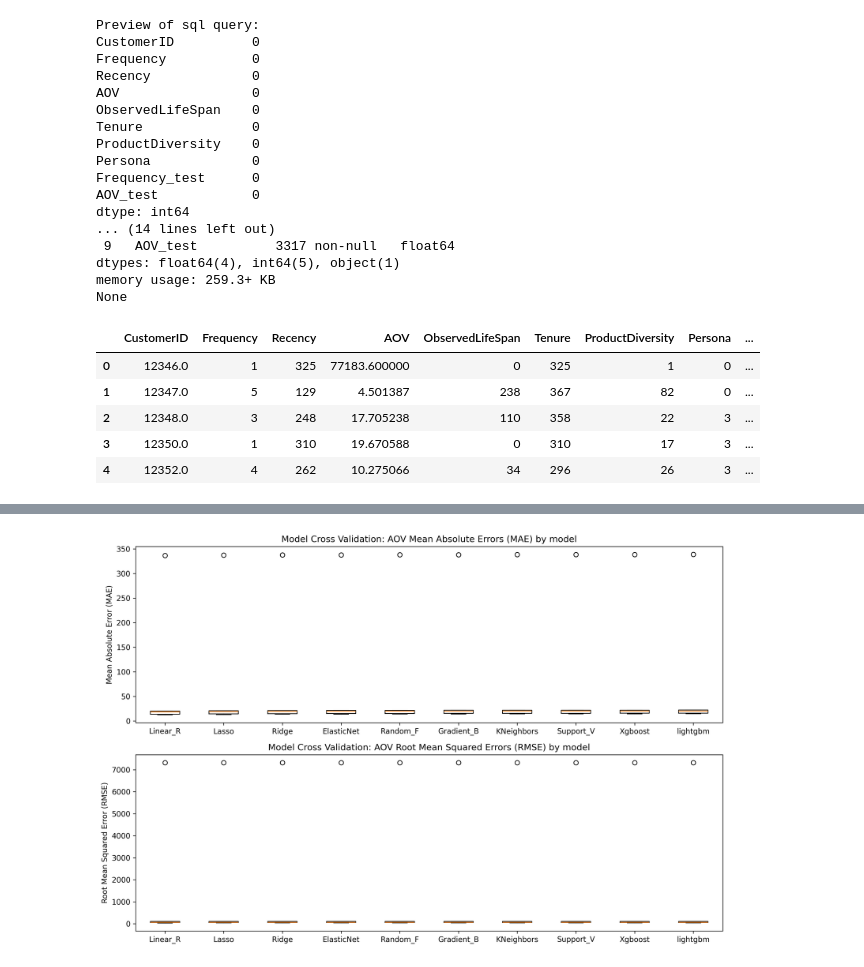
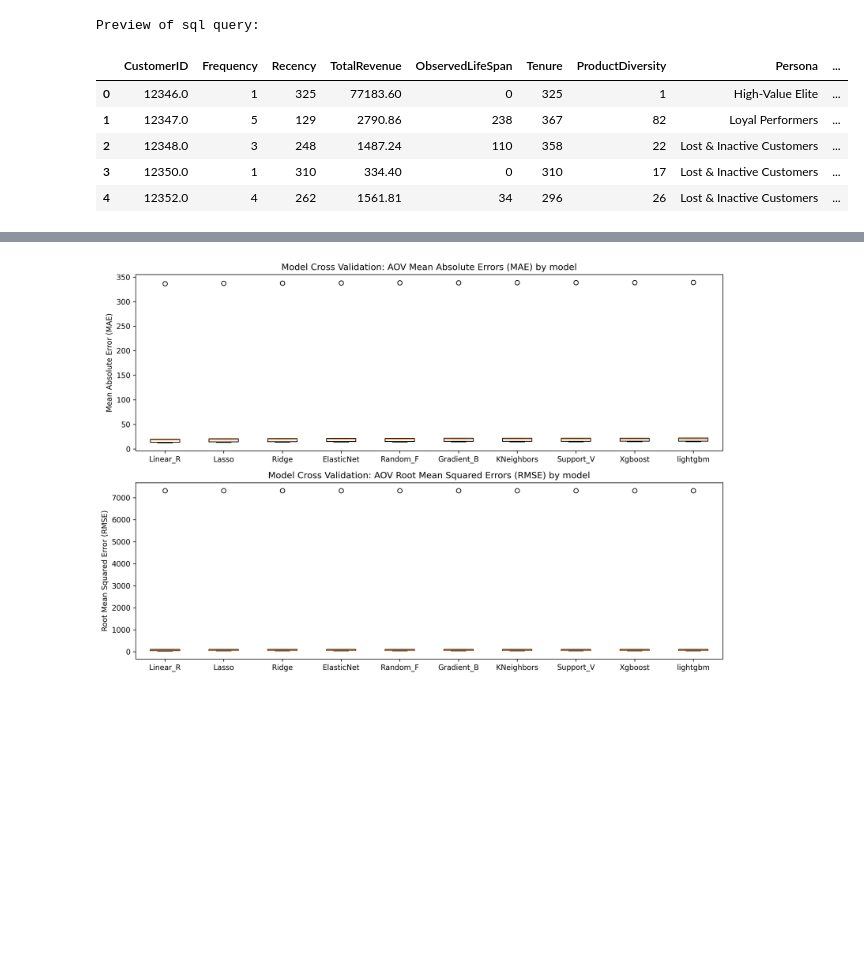
Before and after one commit to mundundan-star/online-retail-customer-analytics, a Jupyter notebook: 6.0 Predicting_Customer_Life_Time_Value_(CLTV).ipynb, the cells around one changed output, grey strips where cells are left out. Cells and saved outputs as stored; diff of their text form; code cells hidden in the pictures; blank space fills up the shorter version.

```diff
--- a/6.0 Predicting_Customer_Life_Time_Value_(CLTV).ipynb
+++ b/6.0 Predicting_Customer_Life_Time_Value_(CLTV).ipynb
@@ -17,64 +17,48 @@ WITH train_data AS (
 SELECT "CustomerID",
    "Frequency",
    "Recency",
-   "TotalRevenue"/"Frequency" AS "AOV",
+   "TotalRevenue",
    "ObservedLifeSpan",
    "Tenure",
    "ProductDiversity"
 
 FROM v_customer_metrics),
 
 test_data AS
 (SELECT "CustomerID",
     COUNT(DISTINCT "InvoiceDate") AS "Frequency_test",
     AVG("Revenue") AS "AOV_test"
 FROM v_clean_sales_analytics
 WHERE "InvoiceDate" > '2011-08-31'
 GROUP BY 1),
 
 segments AS
 (SELECT "CustomerID",
     "Persona"
 FROM customer_segment_labels)
 
 SELECT *
 FROM train_data
 LEFT JOIN segments
 USING("CustomerID")
 LEFT JOIN test_data
 USING("CustomerID")
 """
 
 df = pd.read_sql(text(query), con = engine).fillna(0)
 
 print("Preview of sql query:")
-print(df.isna().sum())
-print(df.info())
+#print(df.isna().sum())
+#print(df.info())
 df.head()
 # %% [output]
 Preview of sql query:
-CustomerID          0
-Frequency           0
-Recency             0
-AOV                 0
-ObservedLifeSpan    0
-Tenure              0
-ProductDiversity    0
-Persona             0
-Frequency_test      0
-AOV_test            0
-dtype: int64
-... (14 lines left out)
- 9   AOV_test          3317 non-null   float64
-dtypes: float64(4), int64(5), object(1)
-memory usage: 259.3+ KB
-None
-|  | CustomerID | Frequency | Recency | AOV | ObservedLifeSpan | Tenure | ProductDiversity | Persona | ... |
-| 0 | 12346.0 | 1 | 325 | 77183.600000 | 0 | 325 | 1 | 0 | ... |
-| 1 | 12347.0 | 5 | 129 | 4.501387 | 238 | 367 | 82 | 0 | ... |
-| 2 | 12348.0 | 3 | 248 | 17.705238 | 110 | 358 | 22 | 3 | ... |
-| 3 | 12350.0 | 1 | 310 | 19.670588 | 0 | 310 | 17 | 3 | ... |
-| 4 | 12352.0 | 4 | 262 | 10.275066 | 34 | 296 | 26 | 3 | ... |
+|  | CustomerID | Frequency | Recency | TotalRevenue | ObservedLifeSpan | Tenure | ProductDiversity | Persona | ... |
+| 0 | 12346.0 | 1 | 325 | 77183.60 | 0 | 325 | 1 | High-Value Elite | ... |
+| 1 | 12347.0 | 5 | 129 | 2790.86 | 238 | 367 | 82 | Loyal Performers | ... |
+| 2 | 12348.0 | 3 | 248 | 1487.24 | 110 | 358 | 22 | Lost & Inactive Customers | ... |
+| 3 | 12350.0 | 1 | 310 | 334.40 | 0 | 310 | 17 | Lost & Inactive Customers | ... |
+| 4 | 12352.0 | 4 | 262 | 1561.81 | 34 | 296 | 26 | Lost & Inactive Customers | ... |
 # %%
 
 import numpy as np
```
Also changed, not shown: parts of 4 cells of this notebook.
